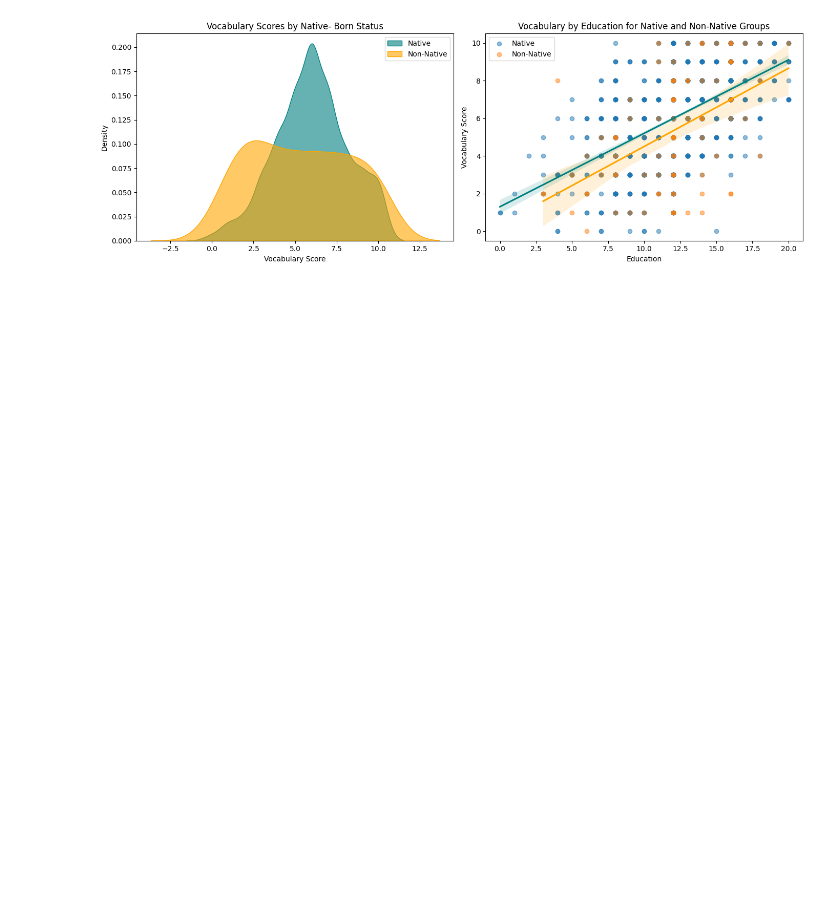
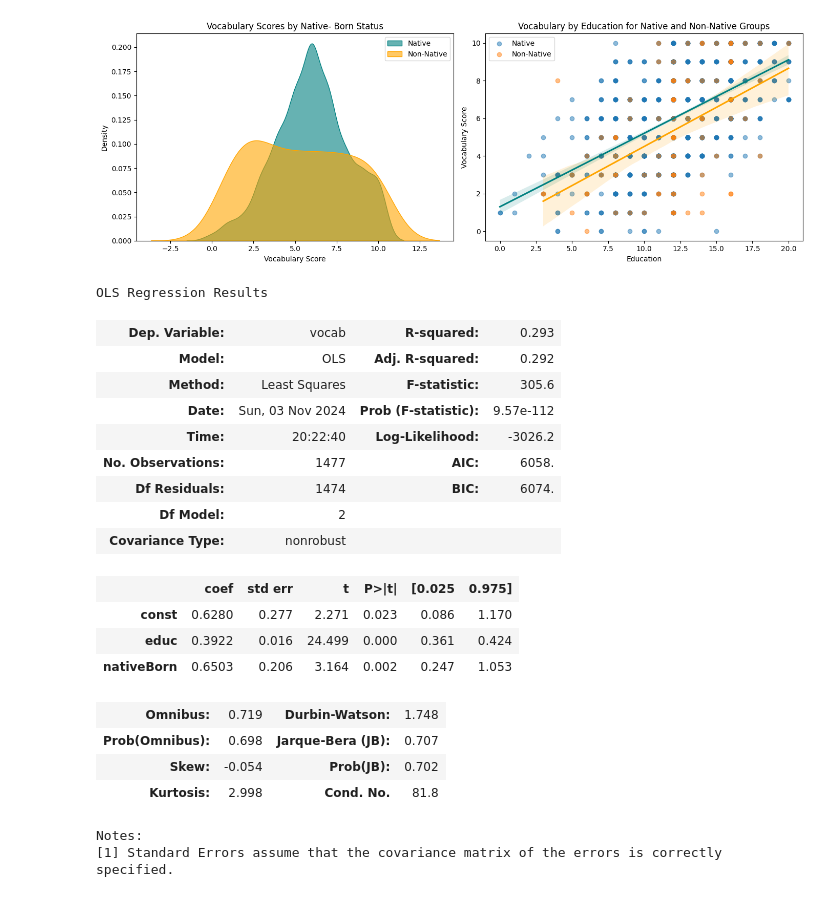
Before and after one commit to samuelnehrer02/CDataScience, a Jupyter notebook: PA2/assignment_2.ipynb, the cells around one changed output. Saved outputs shown, nothing was run; the diff lists cells and outputs as text; code cells hidden in the pictures; blank space fills up the shorter version.

```diff
--- a/PA2/assignment_2.ipynb
+++ b/PA2/assignment_2.ipynb
@@ -200,12 +223,29 @@ plt.show()
 # %%
-# Now lets extend our previous model to include the nativeBorn variable
+# Lets fit the general linear model from statsmodels
 X = data2_1978[['educ', 'nativeBorn']]
-X = pd.get_dummies(X, drop_first=True)
-X = sm.add_constant(X)
-model = sm.OLS(y, X).fit()
-
-# Lets fit the general linear model from statsmodels
-X = data2_1978['educ']
 y = data2_1978['vocab']
 X = sm.add_constant(X)
-model = sm.OLS(y, X).fit()
+model2 = sm.OLS(y, X).fit()
+
+model2.summary()
+# %% [output]
+OLS Regression Results
+| Dep. Variable: | vocab | R-squared: | 0.293 |
+| Model: | OLS | Adj. R-squared: | 0.292 |
+| Method: | Least Squares | F-statistic: | 305.6 |
+| Date: | Sun, 03 Nov 2024 | Prob (F-statistic): | 9.57e-112 |
+| Time: | 20:22:40 | Log-Likelihood: | -3026.2 |
+| No. Observations: | 1477 | AIC: | 6058. |
+| Df Residuals: | 1474 | BIC: | 6074. |
+| Df Model: | 2 |  |  |
+| Covariance Type: | nonrobust |  |  |
+|  | coef | std err | t | P>|t| | [0.025 | 0.975] |
+| const | 0.6280 | 0.277 | 2.271 | 0.023 | 0.086 | 1.170 |
+| educ | 0.3922 | 0.016 | 24.499 | 0.000 | 0.361 | 0.424 |
+| nativeBorn | 0.6503 | 0.206 | 3.164 | 0.002 | 0.247 | 1.053 |
+| Omnibus: | 0.719 | Durbin-Watson: | 1.748 |
+| Prob(Omnibus): | 0.698 | Jarque-Bera (JB): | 0.707 |
+| Skew: | -0.054 | Prob(JB): | 0.702 |
+| Kurtosis: | 2.998 | Cond. No. | 81.8 |
+Notes:
+[1] Standard Errors assume that the covariance matrix of the errors is correctly specified.
```
Also changed, not shown: parts of 11 cells of this notebook.
